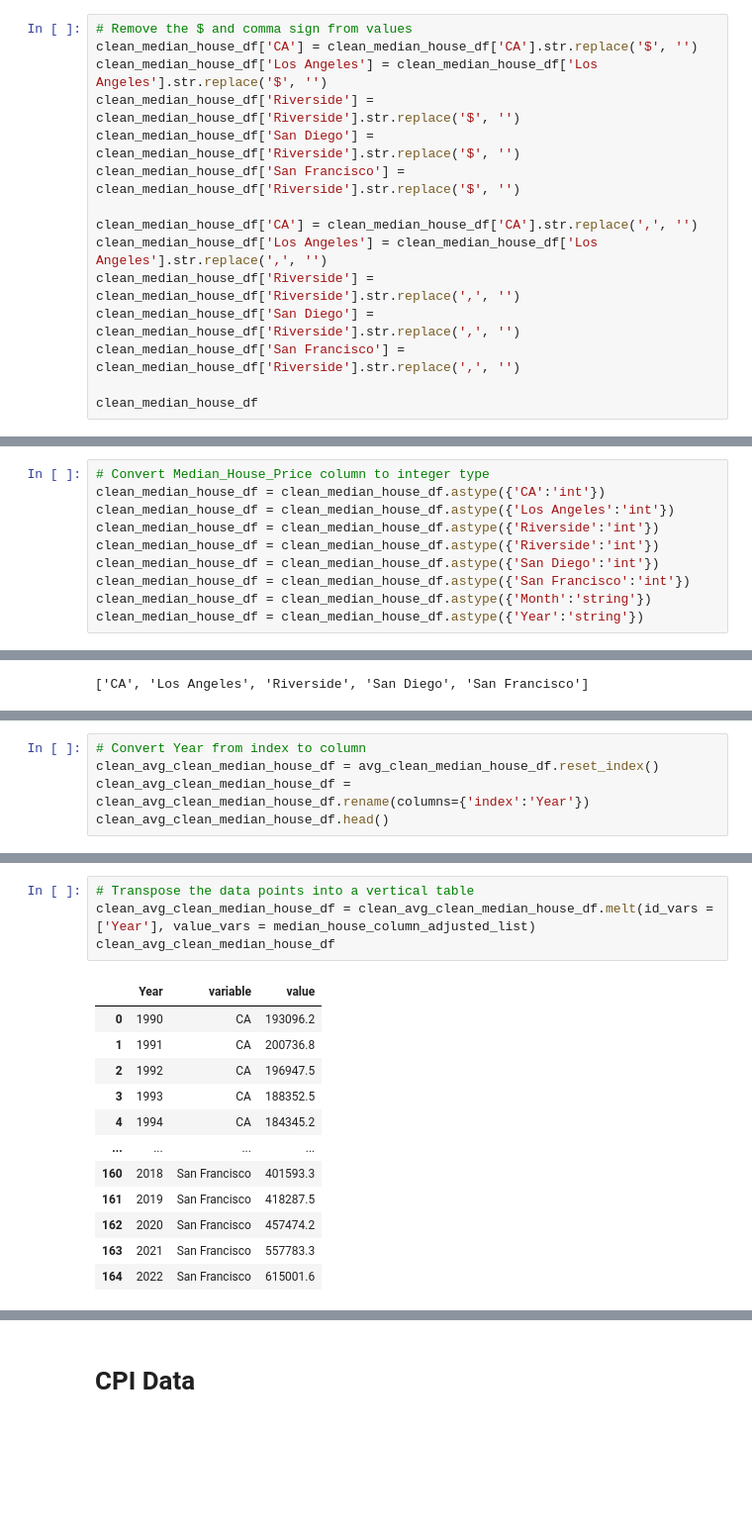
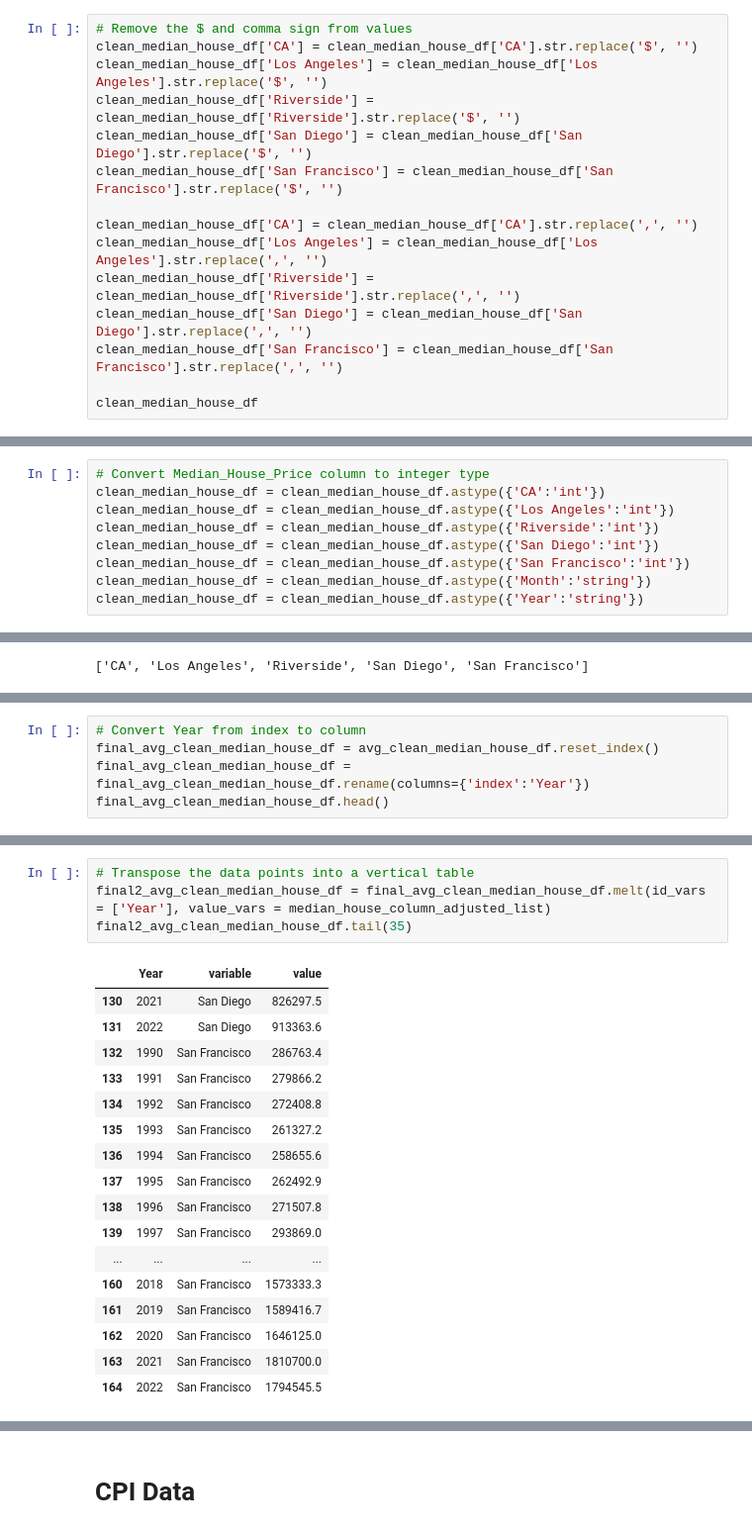
Before and after one commit to dpTuttle/final_project, a Jupyter notebook: Segment_2_Deliverables/Data_Load/Code/DataLoad_Median_House_and CPI_IH.ipynb, the cells around one changed output, grey strips where cells are left out. Shown at 99% size. Saved outputs shown, nothing was run; the diff lists cells and outputs as text; blank space fills up the shorter version.

```diff
--- a/Segment_2_Deliverables/Data_Load/Code/DataLoad_Median_House_and CPI_IH.ipynb
+++ b/Segment_2_Deliverables/Data_Load/Code/DataLoad_Median_House_and CPI_IH.ipynb
@@ -244,14 +244,14 @@ clean_median_house_df = clean_median_house_df.astype({'Year':'string'})
 clean_median_house_df['CA'] = clean_median_house_df['CA'].str.replace('$', '')
 clean_median_house_df['Los Angeles'] = clean_median_house_df['Los Angeles'].str.replace('$', '')
 clean_median_house_df['Riverside'] = clean_median_house_df['Riverside'].str.replace('$', '')
-clean_median_house_df['San Diego'] = clean_median_house_df['Riverside'].str.replace('$', '')
-clean_median_house_df['San Francisco'] = clean_median_house_df['Riverside'].str.replace('$', '')
+clean_median_house_df['San Diego'] = clean_median_house_df['San Diego'].str.replace('$', '')
+clean_median_house_df['San Francisco'] = clean_median_house_df['San Francisco'].str.replace('$', '')
 
 clean_median_house_df['CA'] = clean_median_house_df['CA'].str.replace(',', '')
 clean_median_house_df['Los Angeles'] = clean_median_house_df['Los Angeles'].str.replace(',', '')
 clean_median_house_df['Riverside'] = clean_median_house_df['Riverside'].str.replace(',', '')
-clean_median_house_df['San Diego'] = clean_median_house_df['Riverside'].str.replace(',', '')
-clean_median_house_df['San Francisco'] = clean_median_house_df['Riverside'].str.replace(',', '')
+clean_median_house_df['San Diego'] = clean_median_house_df['San Diego'].str.replace(',', '')
+clean_median_house_df['San Francisco'] = clean_median_house_df['San Francisco'].str.replace(',', '')
 
 clean_median_house_df
 # %% [output]
@@ -273,7 +273,6 @@ clean_median_house_df
 clean_median_house_df = clean_median_house_df.astype({'CA':'int'})
 clean_median_house_df = clean_median_house_df.astype({'Los Angeles':'int'})
 clean_median_house_df = clean_median_house_df.astype({'Riverside':'int'})
-clean_median_house_df = clean_median_house_df.astype({'Riverside':'int'})
 clean_median_house_df = clean_median_house_df.astype({'San Diego':'int'})
 clean_median_house_df = clean_median_house_df.astype({'San Francisco':'int'})
 clean_median_house_df = clean_median_house_df.astype({'Month':'string'})
@@ -324,7 +323,7 @@ avg_clean_median_house_df
 # %%
 # Convert Year from index to column
-clean_avg_clean_median_house_df = avg_clean_median_house_df.reset_index()
-clean_avg_clean_median_house_df = clean_avg_clean_median_house_df.rename(columns={'index':'Year'})
-clean_avg_clean_median_house_df.head()
+final_avg_clean_median_house_df = avg_clean_median_house_df.reset_index()
+final_avg_clean_median_house_df = final_avg_clean_median_house_df.rename(columns={'index':'Year'})
+final_avg_clean_median_house_df.head()
 # %% [output]
 |  | Year | CA | Los Angeles | Riverside | San Diego | San Francisco |
@@ -336,17 +335,22 @@ clean_avg_clean_median_house_df.head()
 # %%
 # Transpose the data points into a vertical table
-clean_avg_clean_median_house_df = clean_avg_clean_median_house_df.melt(id_vars = ['Year'], value_vars = median_house_column_adjusted_list)
-clean_avg_clean_median_house_df
+final2_avg_clean_median_house_df = final_avg_clean_median_house_df.melt(id_vars = ['Year'], value_vars = median_house_column_adjusted_list)
+final2_avg_clean_median_house_df.tail(35)
 # %% [output]
 |  | Year | variable | value |
-| 0 | 1990 | CA | 193096.2 |
-| 1 | 1991 | CA | 200736.8 |
-| 2 | 1992 | CA | 196947.5 |
-| 3 | 1993 | CA | 188352.5 |
-| 4 | 1994 | CA | 184345.2 |
+| 130 | 2021 | San Diego | 826297.5 |
+| 131 | 2022 | San Diego | 913363.6 |
+| 132 | 1990 | San Francisco | 286763.4 |
+| 133 | 1991 | San Francisco | 279866.2 |
+| 134 | 1992 | San Francisco | 272408.8 |
+| 135 | 1993 | San Francisco | 261327.2 |
+| 136 | 1994 | San Francisco | 258655.6 |
+| 137 | 1995 | San Francisco | 262492.9 |
+| 138 | 1996 | San Francisco | 271507.8 |
+| 139 | 1997 | San Francisco | 293869.0 |
 | ... | ... | ... | ... |
-| 160 | 2018 | San Francisco | 401593.3 |
-| 161 | 2019 | San Francisco | 418287.5 |
-| 162 | 2020 | San Francisco | 457474.2 |
-| 163 | 2021 | San Francisco | 557783.3 |
-| 164 | 2022 | San Francisco | 615001.6 |
+| 160 | 2018 | San Francisco | 1573333.3 |
+| 161 | 2019 | San Francisco | 1589416.7 |
+| 162 | 2020 | San Francisco | 1646125.0 |
+| 163 | 2021 | San Francisco | 1810700.0 |
+| 164 | 2022 | San Francisco | 1794545.5 |
```
Also changed, not shown: parts of 31 cells of this notebook, 1 other file.
